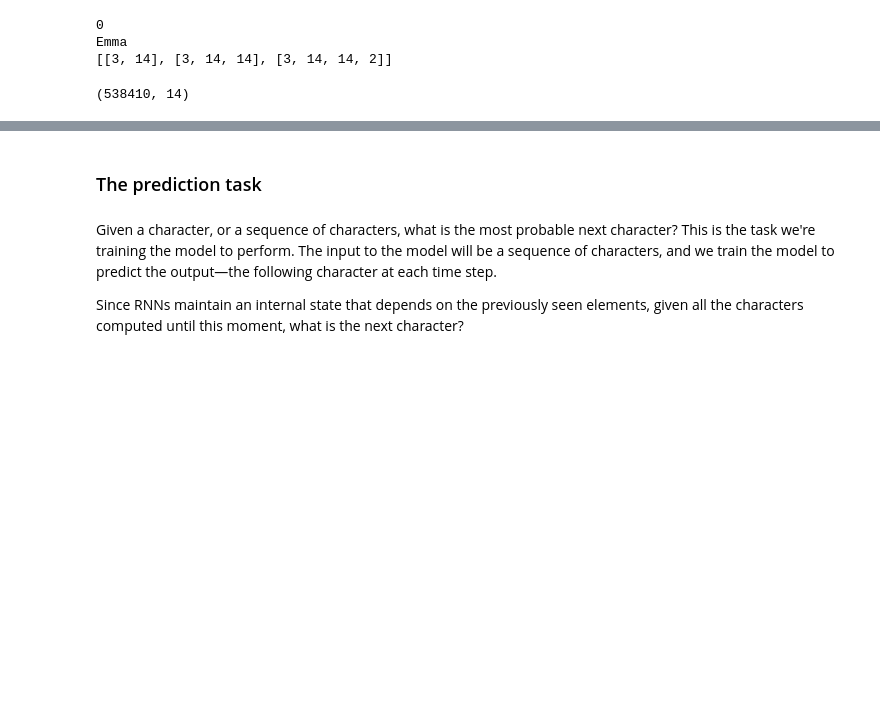
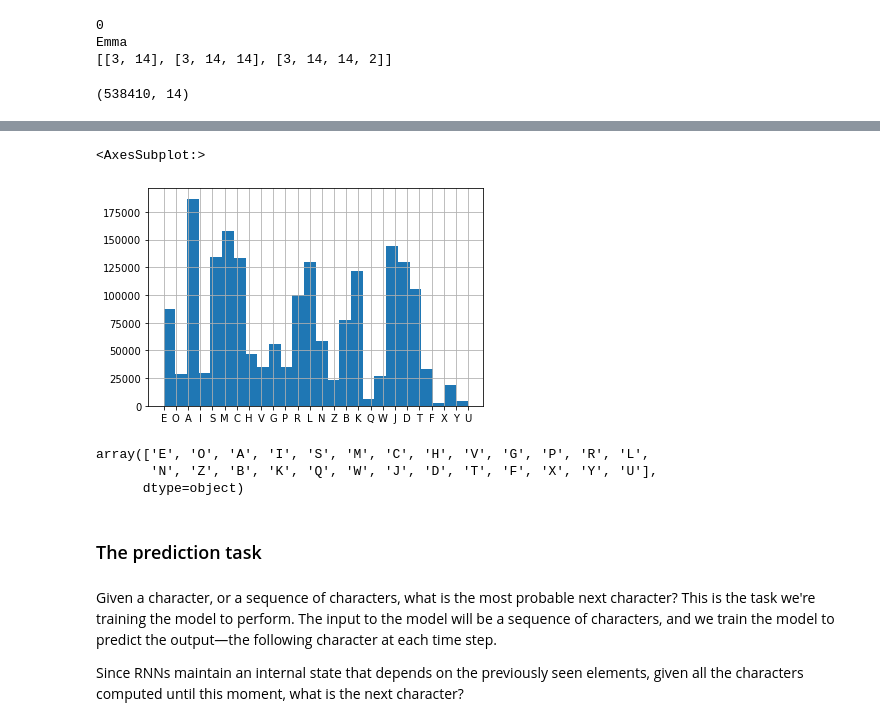
Before and after one commit to kfinity/tf-gen-app, a Jupyter notebook: text_generation_demo.ipynb, the cells around one changed output, grey strips where cells are left out. Saved outputs shown, nothing was run; the diff lists cells and outputs as text; code cells hidden in the pictures; blank space fills up the shorter version.

```diff
--- a/text_generation_demo.ipynb
+++ b/text_generation_demo.ipynb
@@ -205,3 +542,14 @@ Please provide data which shares the same first dimension.
+# %%
+names['name'].str[0].hist(bins=26)
+# %% [output]
+<AxesSubplot:>
+[figure, added]
+# %%
+names['name'].str[0].unique()
+# %% [output]
+array(['E', 'O', 'A', 'I', 'S', 'M', 'C', 'H', 'V', 'G', 'P', 'R', 'L',
+       'N', 'Z', 'B', 'K', 'Q', 'W', 'J', 'D', 'T', 'F', 'X', 'Y', 'U'],
+      dtype=object)
 # %% [markdown]
 ### The prediction task
 # %% [markdown]
```
Also changed, not shown: parts of 20 cells of this notebook, 8 other files.
